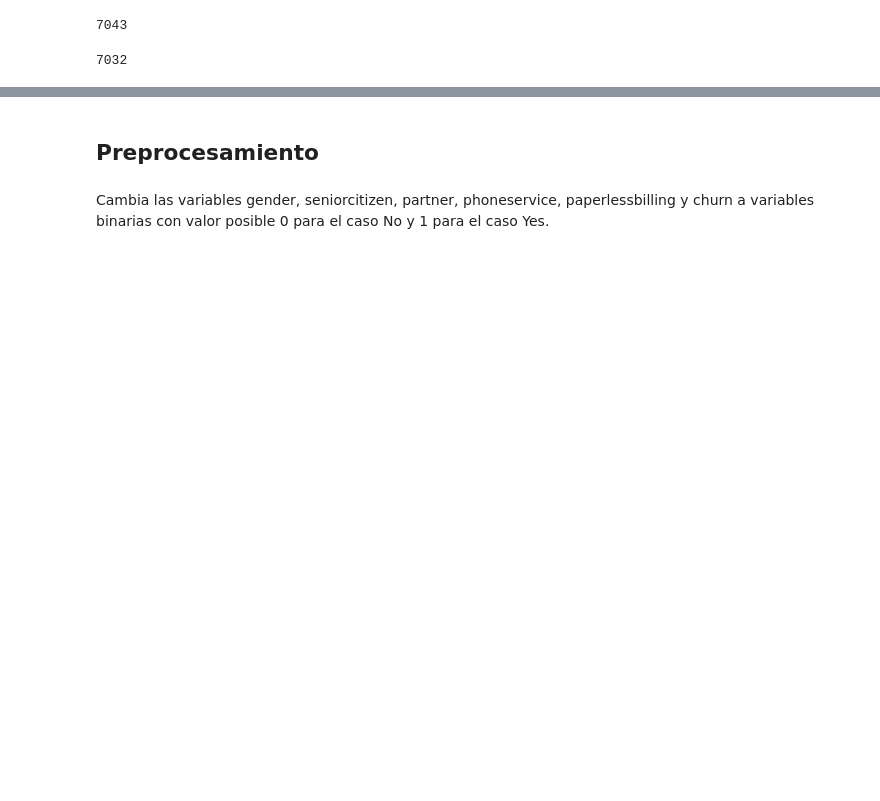
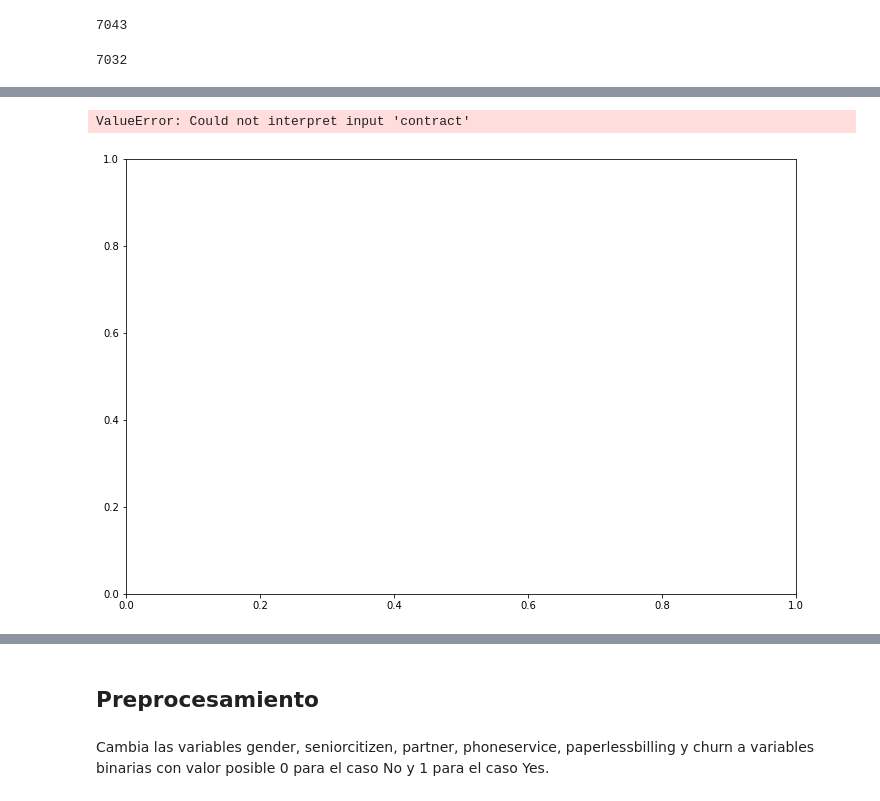
Before and after one commit to lorena10/LALA, a Jupyter notebook: proyecto_1_md.ipynb, the cells around one changed output, grey strips where cells are left out. Saved outputs shown, nothing was run; the diff lists cells and outputs as text; code cells hidden in the pictures; blank space fills up the shorter version.

```diff
--- a/proyecto_1_md.ipynb
+++ b/proyecto_1_md.ipynb
@@ -59,0 +286,12 @@ object
+# %%
+out=empresa['total_charges'].apply(lambda col:pd.to_numeric(col, errors='coerce'))
+# %%
+fig_dims=(12, 8)
+fig, ax=plt.subplots(figsize=fig_dims)
+sns.boxplot(data=empresa, x='contract', y=out, hue = 'churn', showmeans=True, palette='muted')\
+.set_title("Distribución de los Total Charges por el Contract y el Churn")
+plt.xlabel("Contract")
+plt.ylabel("Total Charges")
+# %% [output]
+ValueError: Could not interpret input 'contract'
+[figure, added]
```
Also changed, not shown: parts of 89 cells of this notebook.
